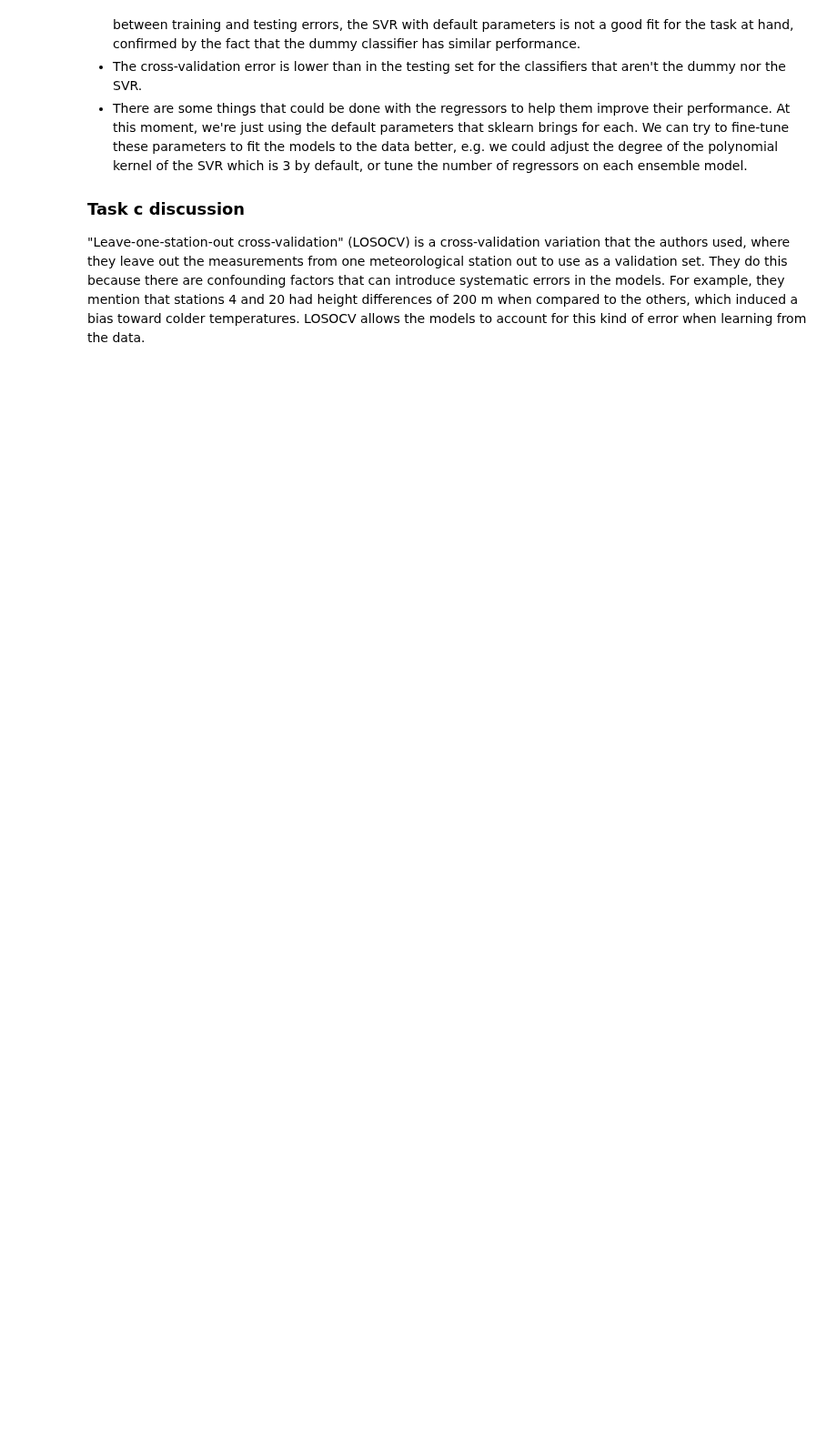
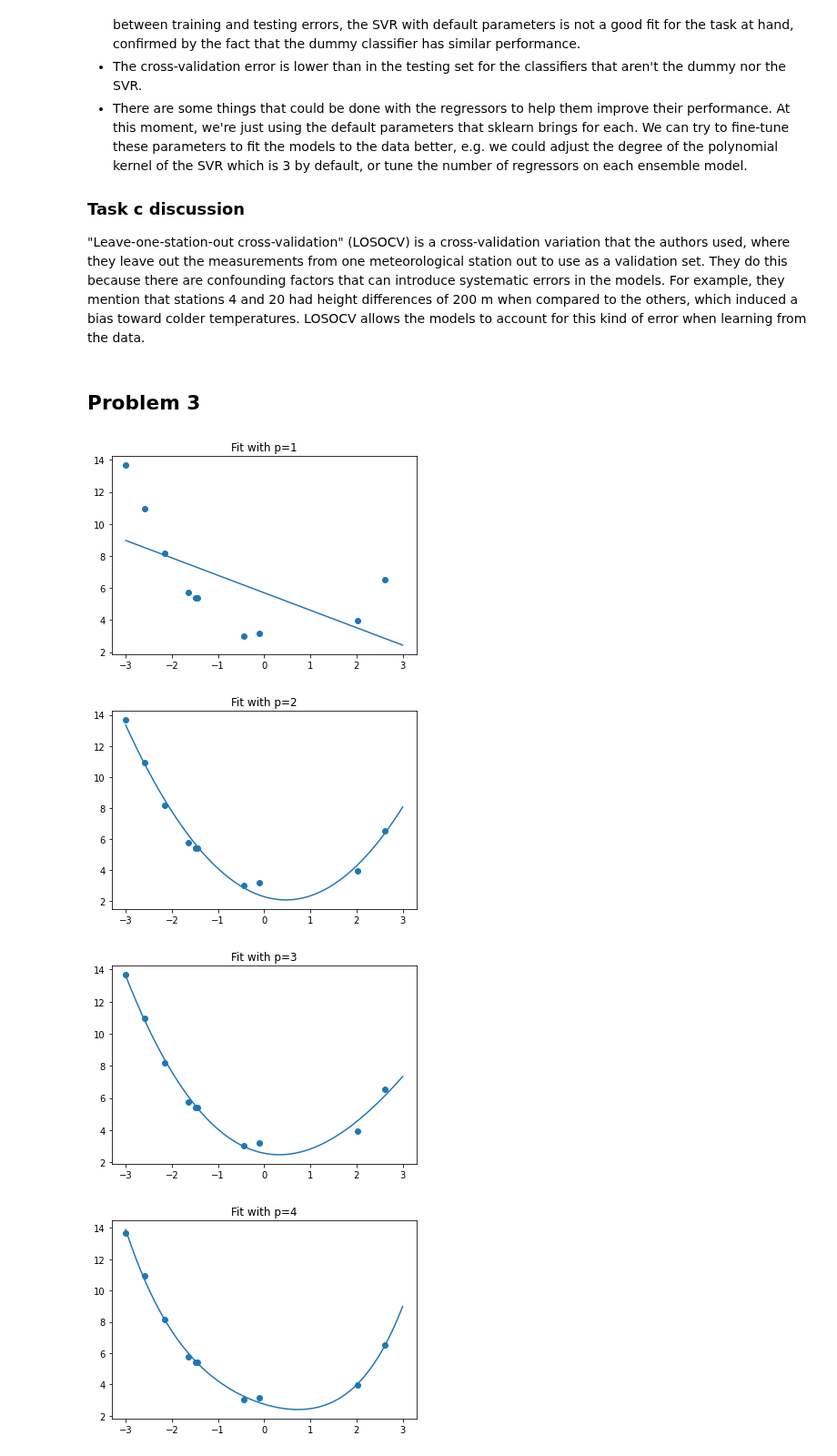
Before and after one commit to vyeoms/assignments, a Jupyter notebook: iml/set1/src/set1.ipynb, the cells around one changed output. Shown at 91% size. Drawn from its saved outputs; the diff is of its cells as text; code cells hidden in the pictures; blank space fills up the shorter version.

```diff
--- a/iml/set1/src/set1.ipynb
+++ b/iml/set1/src/set1.ipynb
@@ -216,3 +216,83 @@ res
 ### Task c discussion
 
 "Leave-one-station-out cross-validation" (LOSOCV) is a cross-validation variation that the authors used, where they leave out the measurements from one meteorological station out to use as a validation set. They do this because there are confounding factors that can introduce systematic errors in the models. For example, they mention that stations 4 and 20 had height differences of 200 m when compared to the others, which induced a bias toward colder temperatures. LOSOCV allows the models to account for this kind of error when learning from the data.
+# %% [markdown]
+## Problem 3
+# %%
+import numpy as np
+import numpy.random as npr
+from sklearn.linear_model import LinearRegression
+from sklearn.model_selection import train_test_split, cross_val_score
+from sklearn.metrics import mean_squared_error
+from sklearn.pipeline import Pipeline
+from sklearn.preprocessing import PolynomialFeatures
+
+def polynomial(x):
+    return 2 - x + x**2
+
+def sampler(n):
+    x = npr.uniform(-3, 3, n)
+    return x, polynomial(x) + npr.normal(0, 0.4, n)
+
+X_train, y_train = sampler(10)
+X_val, y_val = sampler(10)
+X_test, y_test = sampler(1000)
+
+p = [1, 2, 3, 4, 8]
+
+def createPolyModel(degree):
+    # The intercept is handled by PolynomialFeatures
+    return Pipeline([('poly', PolynomialFeatures(degree=degree)), ('linear', LinearRegression(fit_intercept=False))])
+
+models = [createPolyModel(degree) for degree in p]
+
+# Collect results in a dataframe, one row per degree of polynomial fitted
+res = pd.DataFrame(index=["p=1", "p=2", "p=3", "p=4", "p=8"])
+
+# Auxiliary function to compute the mean squared error.
+# We could easily write the function ourselves, but we opt to use the sklearn mean_squared_error
+def loss(X_tr, y_tr, X_te, y_te, m):
+    return mean_squared_error(y_te, m.fit(X_tr, y_tr).predict(X_te), squared=True)
+
+def plotFitModels(models, x, y, degrees=p):
+    resolution = 300
+    ground_x = np.linspace(-3, 3, resolution)
+    for i in range(5):
+        poly_coefs = models[i].fit(x.reshape(-1, 1), y).named_steps['linear'].coef_
+        poly_fit = np.zeros(resolution)
+        for j in range(len(poly_coefs)):
+            poly_fit += poly_coefs[j] * ground_x**j
+        plt.plot(ground_x, poly_fit)
+        plt.scatter(x, y)
+        plt.title("Fit with p={}".format(degrees[i]))
+        plt.show()
+    return
+
+plotFitModels(models, X_train, y_train)
+
+# Loss on training data, for model trained on training data:
+res["train"] = [loss(X_train.reshape(-1, 1), y_train, X_train.reshape(-1, 1), y_train, m) for m in models]
+# Loss on validation data, for model trained on training data:
+res["validation"] = [loss(X_train.reshape(-1, 1), y_train, X_val.reshape(-1, 1), y_val, m) for m in models]
+# Loss on test data, for model trained on training data:
+res["test"] = [loss(X_train.reshape(-1, 1), y_train, X_test.reshape(-1, 1), y_test, m) for m in models]
+
+X_combo = np.concatenate((X_val, X_train))
+y_combo = np.concatenate((y_val, y_train))
+# Cross-validation loss:
+res["cv"] = [
+    -cross_val_score(
+        m, X_combo.reshape(-1, 1), y_combo, cv=5, scoring="neg_root_mean_squared_error"
+    ).mean()
+    for m in models
+]
+
+# Loss on test data, for model trained on combined data:
+res["combo_test"] = [loss(X_combo.reshape(-1, 1), y_combo, X_test.reshape(-1, 1), y_test, m) for m in models]
+
+res
+# %% [output]
+[figure, added]
+[figure, added]
+[figure, added]
+[figure, added]
```
Also changed, not shown: parts of 6 cells of this notebook.
